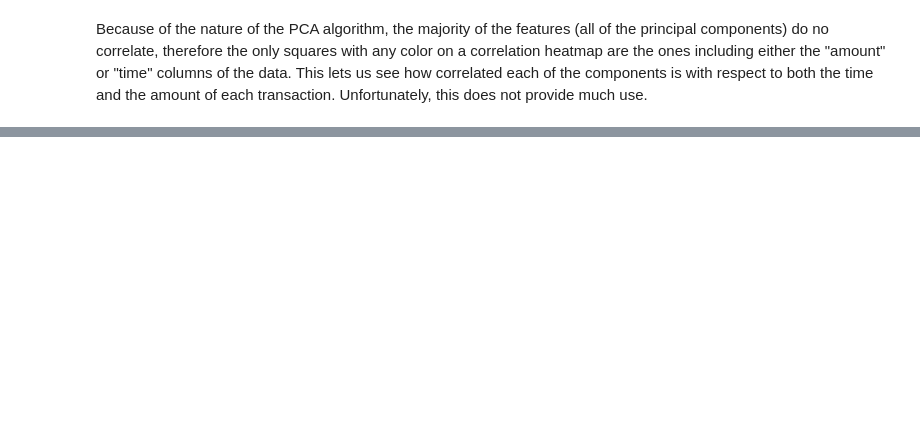
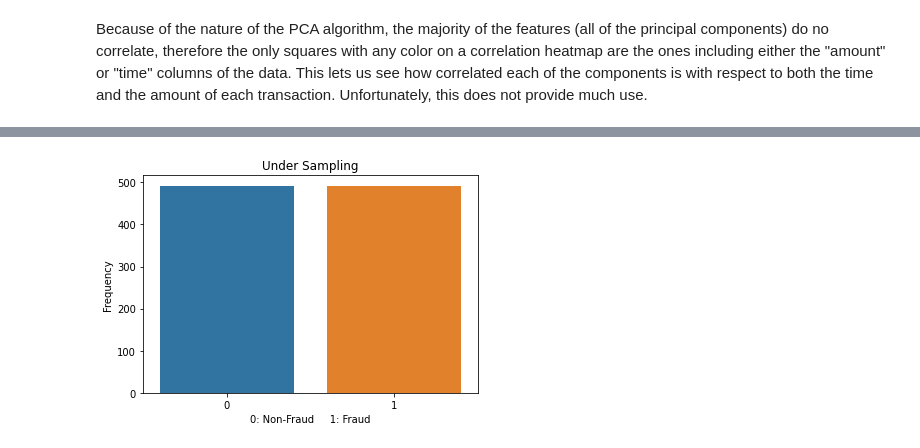
Before and after one commit to adelevski/machine-learning, a Jupyter notebook: CreditCardFraudDetection/log_reg-sklearn.ipynb, the cells around one changed output, grey strips where cells are left out. Cells and saved outputs as stored; diff of their text form; code cells hidden in the pictures; blank space fills up the shorter version.

Commit message:
added undersampling

```diff
--- a/CreditCardFraudDetection/log_reg-sklearn.ipynb
+++ b/CreditCardFraudDetection/log_reg-sklearn.ipynb
@@ -168,0 +290,14 @@ Although the precision dropped a bit, the recall increased ~.2 from ~.59 to ~.79
+# %%
+# Shuffling
+shuffled_df = df.sample(frac=1)
+# %%
+fraud_df = shuffled_df.loc[shuffled_df['Class'] == 1]
+non_fraud_df = shuffled_df.loc[shuffled_df['Class'] == 0][:492]
+
+combined_df = pd.concat([fraud_df, non_fraud_df])
+
+under_sample_df = combined_df.sample(frac=1, random_state=42)
+# %%
+ax = sns.countplot(x=under_sample_df.Class, data=under_sample_df).set(title='Under Sampling', xlabel='0: Non-Fraud     1: Fraud', ylabel='Frequency')
+# %% [output]
+[figure, added]
```
Also changed, not shown: parts of 49 cells of this notebook.
